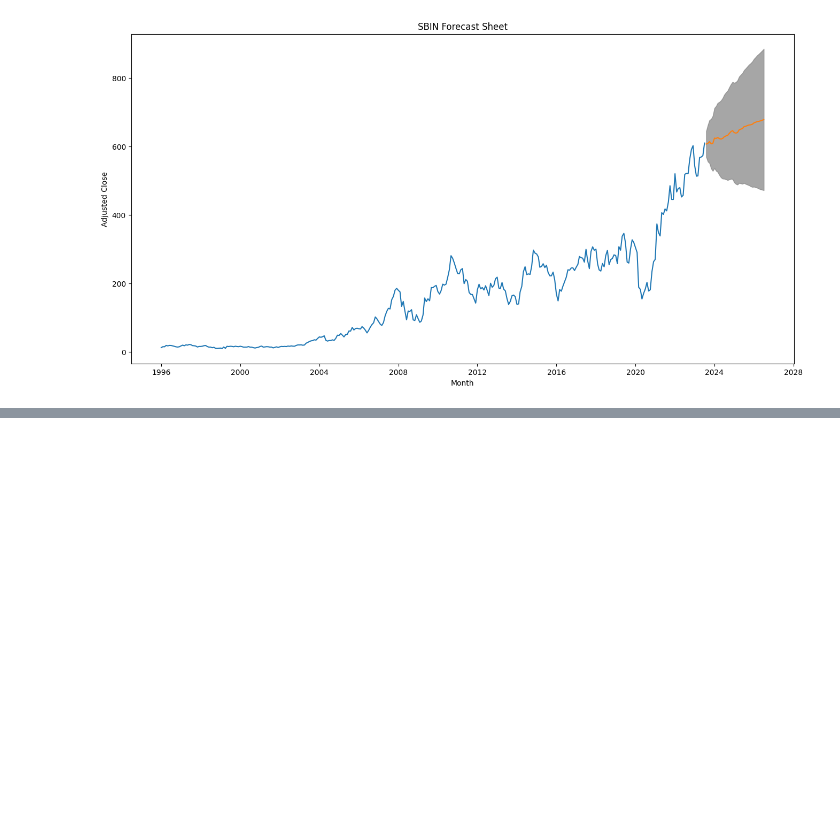
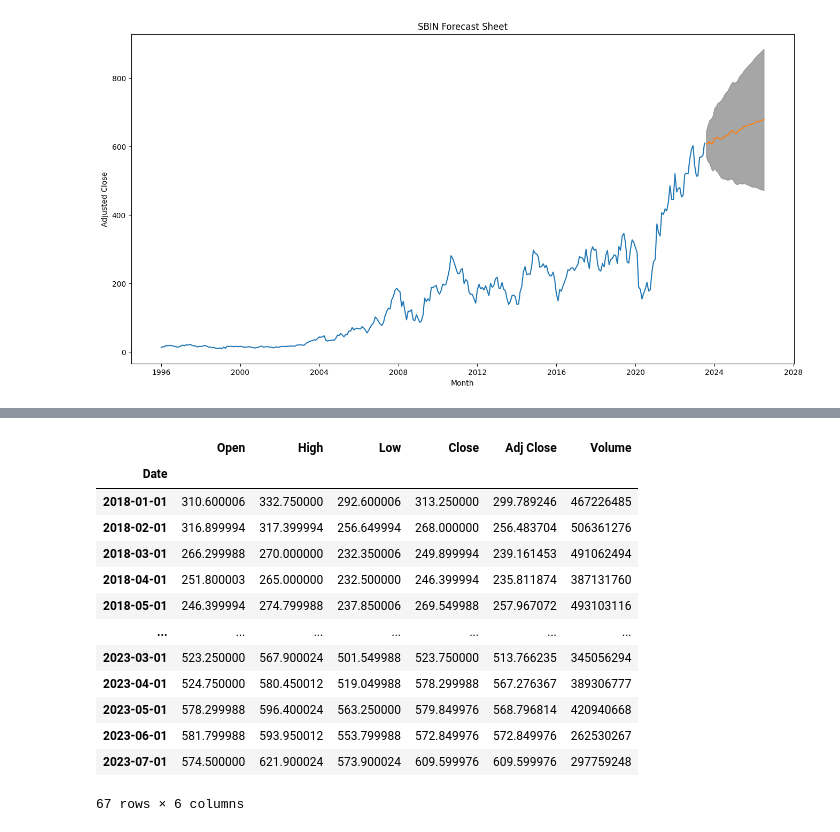
Before and after one commit to utkarshg1/VS-code-repository, a Jupyter notebook: Time Series Forecasting/SBINForecasting.ipynb, the cells around one changed output, grey strips where cells are left out. Cells and saved outputs as stored; diff of their text form; code cells hidden in the pictures; blank space fills up the shorter version.

```diff
--- a/Time Series Forecasting/SBINForecasting.ipynb
+++ b/Time Series Forecasting/SBINForecasting.ipynb
@@ -193,0 +227,17 @@ plt.show()
+# %%
+ytest
+# %% [output]
+|  | Open | High | Low | Close | Adj Close | Volume |
+| Date |  |  |  |  |  |  |
+| 2018-01-01 | 310.600006 | 332.750000 | 292.600006 | 313.250000 | 299.789246 | 467226485 |
+| 2018-02-01 | 316.899994 | 317.399994 | 256.649994 | 268.000000 | 256.483704 | 506361276 |
+| 2018-03-01 | 266.299988 | 270.000000 | 232.350006 | 249.899994 | 239.161453 | 491062494 |
+| 2018-04-01 | 251.800003 | 265.000000 | 232.500000 | 246.399994 | 235.811874 | 387131760 |
+| 2018-05-01 | 246.399994 | 274.799988 | 237.850006 | 269.549988 | 257.967072 | 493103116 |
+| ... | ... | ... | ... | ... | ... | ... |
+| 2023-03-01 | 523.250000 | 567.900024 | 501.549988 | 523.750000 | 513.766235 | 345056294 |
+| 2023-04-01 | 524.750000 | 580.450012 | 519.049988 | 578.299988 | 567.276367 | 389306777 |
+| 2023-05-01 | 578.299988 | 596.400024 | 563.250000 | 579.849976 | 568.796814 | 420940668 |
+| 2023-06-01 | 581.799988 | 593.950012 | 553.799988 | 572.849976 | 572.849976 | 262530267 |
+| 2023-07-01 | 574.500000 | 621.900024 | 573.900024 | 609.599976 | 609.599976 | 297759248 |
+67 rows × 6 columns
```
Also changed, not shown: parts of 17 cells of this notebook.
